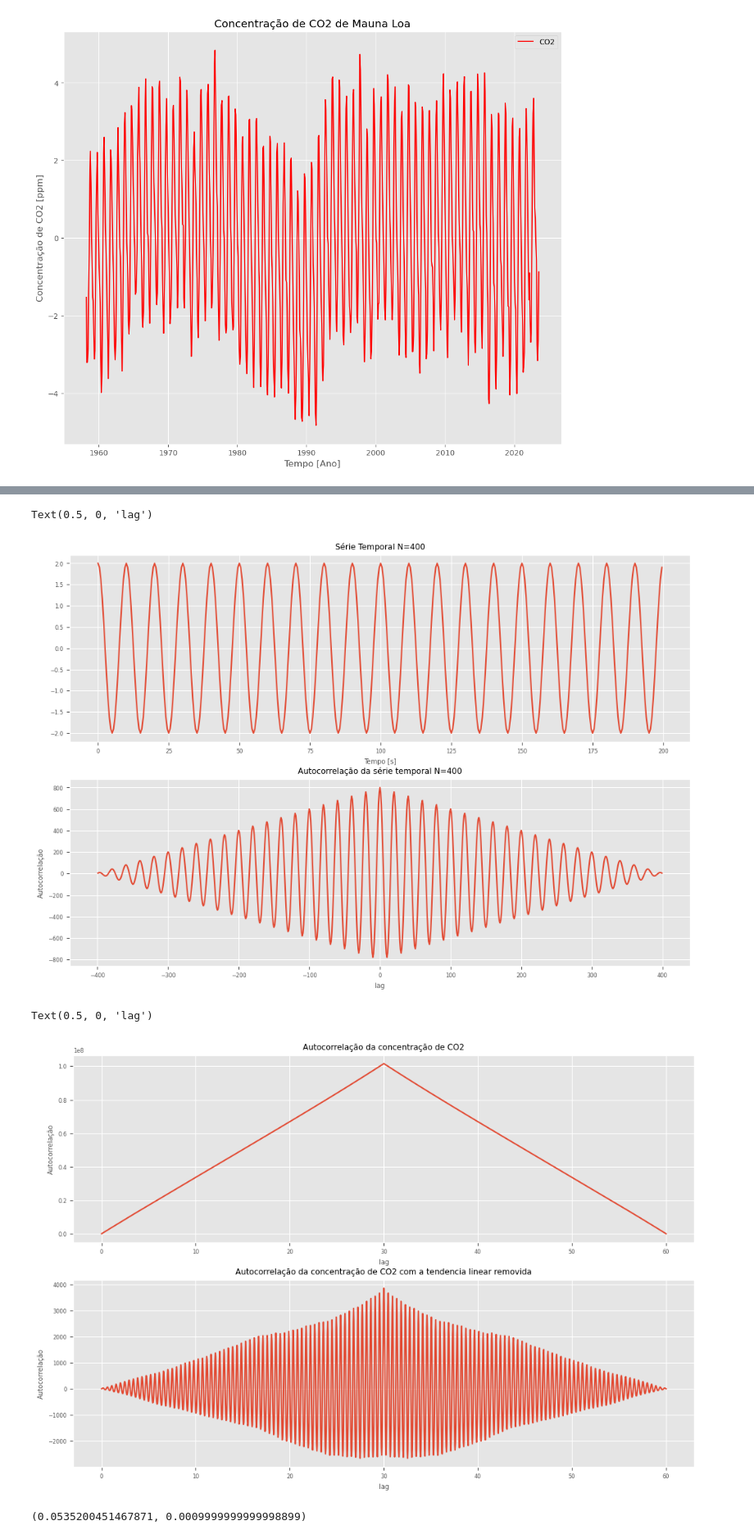
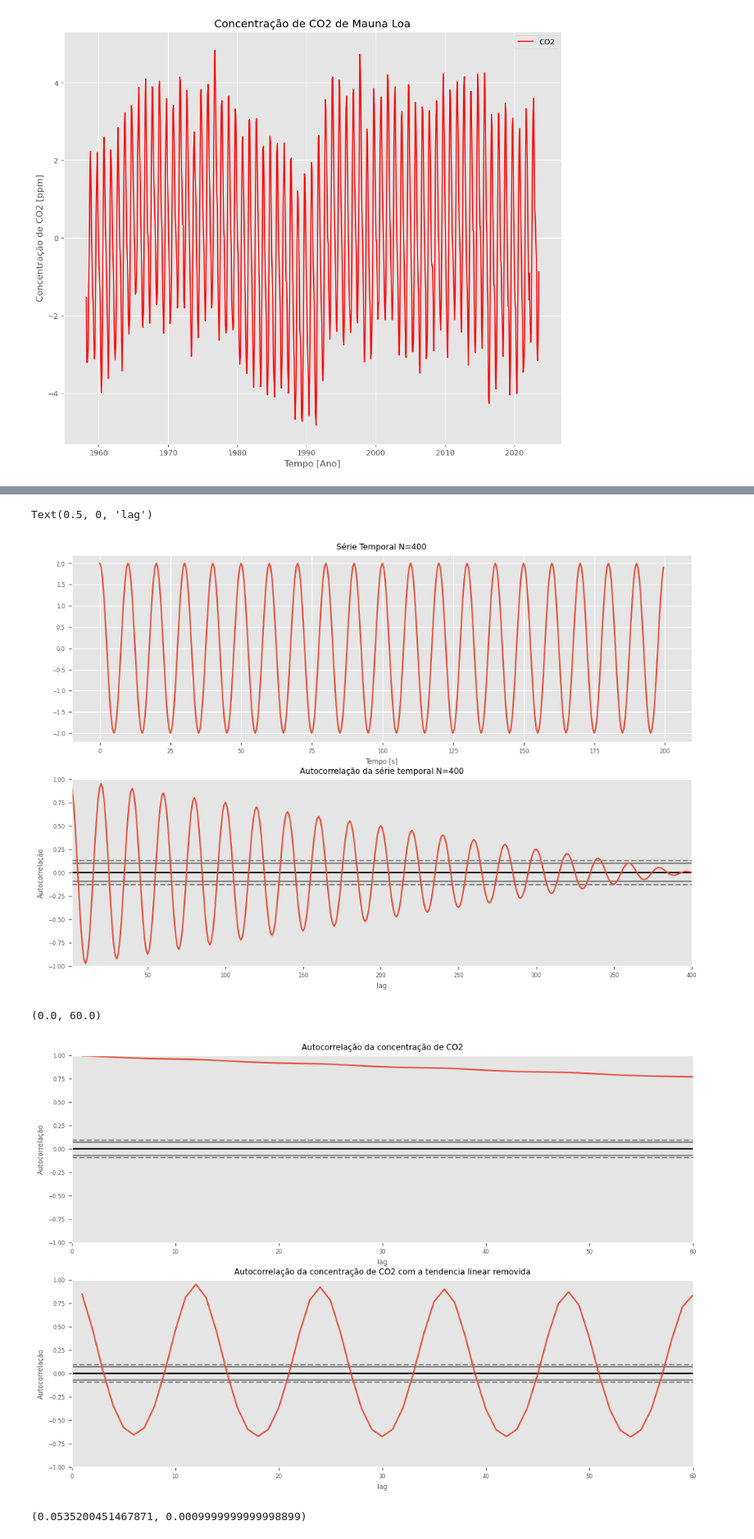
Before and after one commit to LSalimene/Analise-Series-temporais-em-oceano, a Jupyter notebook: lista3/lista3.ipynb, the cells around one changed output, grey strips where cells are left out. Shown at 82% size. Cells and saved outputs as stored; diff of their text form; code cells hidden in the pictures.

```diff
--- a/lista3/lista3.ipynb
+++ b/lista3/lista3.ipynb
@@ -219,13 +242,13 @@ plt.title('Série Temporal N=400')
 plt.xlabel('Tempo [s]')
 
 plt.subplot(212)
-plt.plot(lags, c)
+pd.plotting.autocorrelation_plot(y)
 plt.title('Autocorrelação da série temporal N=400')
 plt.ylabel('Autocorrelação')
 plt.xlabel('lag')
 # %% [output]
 Text(0.5, 0, 'lag')
-[figure, old version]
+[figure, new version]
 # %%
 xc = np.correlate(co2, co2, 'full')
 xd = np.correlate(p30(x)-co2i, p30(x)-co2i, 'full')
@@ -233,18 +256,20 @@ lag = np.linspace(0, 60,num=1569)
 # %%
 plt.figure(figsize=(12,8))
 plt.subplot(211)
-plt.plot(lag,xc)
+pd.plotting.autocorrelation_plot(co2i)
 plt.title('Autocorrelação da concentração de CO2')
 plt.ylabel('Autocorrelação')
 plt.xlabel('lag')
+plt.xlim(0,60)
 plt.subplot(212)
-plt.plot(lag,xd)
+pd.plotting.autocorrelation_plot(p30(x)-co2i)
 plt.title('Autocorrelação da concentração de CO2 com a tendencia linear removida')
 plt.ylabel('Autocorrelação')
 plt.xlabel('lag')
+plt.xlim(0,60)
 # %% [output]
-Text(0.5, 0, 'lag')
+(0.0, 60.0)
-[figure, old version]
+[figure, new version]
 # %%
 sm.lilliefors(p30(x)-co2,dist='norm')
 # %% [output]
```
Also changed, not shown: parts of 11 cells of this notebook, 12 other files.
